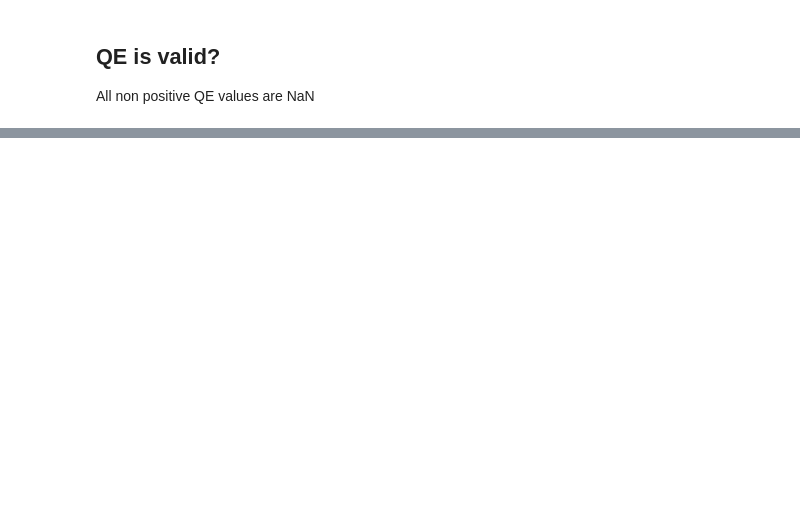
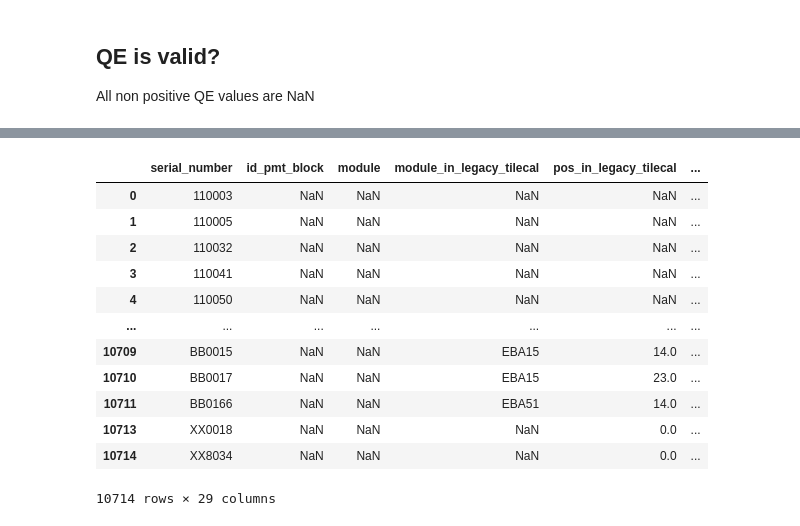
Before and after one commit to gustavolibotte/tilecal-db, a Jupyter notebook: analysis/check_old_pmt.ipynb, the cells around one changed output, grey strips where cells are left out. Saved outputs shown, nothing was run; the diff lists cells and outputs as text; code cells hidden in the pictures; blank space fills up the shorter version.

```diff
--- a/analysis/check_old_pmt.ipynb
+++ b/analysis/check_old_pmt.ipynb
@@ -142,3 +162,6 @@ Name: count, dtype: int64
 ## QE is valid?
 
 All non positive QE values are NaN
+# %%
+qe_is_positive = utils.greater_than('QE', 0, data)
+data.loc[~qe_is_positive, 'QE'].value_counts(dropna=False)
@@ -144,0 +172,2 @@ All non positive QE values are NaN
+# %%
+data.loc[qe_is_positive, 'new_qe'] = data.loc[qe_is_positive, 'QE']
@@ -144,0 +189,3 @@ All non positive QE values are NaN
+# %%
+data.loc[:, 'new_model'] = data['pmt_type'].str.replace('\r', '')
+data['new_model'].value_counts()
@@ -144,0 +222,66 @@ All non positive QE values are NaN
+# %%
+location_map = {
+    'cern_171': 'B171',
+    'cenr_171': 'B171',
+    'cern_171_': 'B171',
+    'cern_174': 'B175',
+    'cern_175': 'B175',
+    'pisa': 'Universita & INFN, Pisa',
+    'ux15': 'UX15',
+    'on_detector': 'ATLAS',
+    'cern_testbeam': 'Testbeam',
+    'lhcb': 'LHCb',
+    'cluj': 'TIM, Cluj Napoca',
+    'bratislava': 'Comenius University Bratislava',
+    'bin': 'Unknown'
+}
+
+def uniformize_location_edge_cases(row: pd.Series) -> str:
+    location = row['new_location']
+    if pd.isna(location):
+        row['new_location'] = 'Unknown'
+    elif location.startswith('pisa'):
+        splitted = location.split('_')
+        row['new_comments'] += '_'.join(splitted[1:])
+        row['new_location'] = location_map['pisa']
+    elif location == 'should_be_at_cern':
+        row['new_location'] = 'Unknown'
+        if row['new_comments']:
+            row['new_comments'] += ';Should be in CERN'
+        else:
+            row['new_comments'] += 'Should be in CERN'
+    elif location == 'bratislava_?':
+        row['new_location'] = 'Unknown'
+        if row['new_comments']:
+            row['new_comments'] += ';Should be in Bratislava'
+        else:
+            row['new_comments'] += 'Should be in Bratislava'
+    else:
+        row['new_location'] = location
+
+    return row
+
+
+def uniformize_locations(row: pd.Series) -> pd.Series:
+    try:
+        row['new_location'] = location_map[row['new_location']]
+        return row
+    except KeyError:
+        return uniformize_location_edge_cases(row)
+
+data = data.apply(uniformize_locations, axis=1)
+data
+# %% [output]
+|  | serial_number | id_pmt_block | module | module_in_legacy_tilecal | pos_in_legacy_tilecal | ... |
+| 0 | 110003 | NaN | NaN | NaN | NaN | ... |
+| 1 | 110005 | NaN | NaN | NaN | NaN | ... |
+| 2 | 110032 | NaN | NaN | NaN | NaN | ... |
+| 3 | 110041 | NaN | NaN | NaN | NaN | ... |
+| 4 | 110050 | NaN | NaN | NaN | NaN | ... |
+| ... | ... | ... | ... | ... | ... | ... |
+| 10709 | BB0015 | NaN | NaN | EBA15 | 14.0 | ... |
+| 10710 | BB0017 | NaN | NaN | EBA15 | 23.0 | ... |
+| 10711 | BB0166 | NaN | NaN | EBA51 | 14.0 | ... |
+| 10713 | XX0018 | NaN | NaN | NaN | 0.0 | ... |
+| 10714 | XX8034 | NaN | NaN | NaN | 0.0 | ... |
+10714 rows × 29 columns
```
Also changed, not shown: parts of 46 cells of this notebook, 3 other files.
